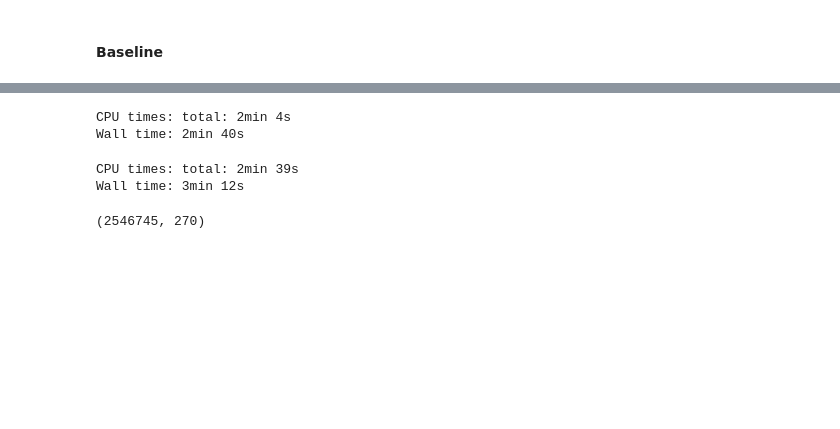
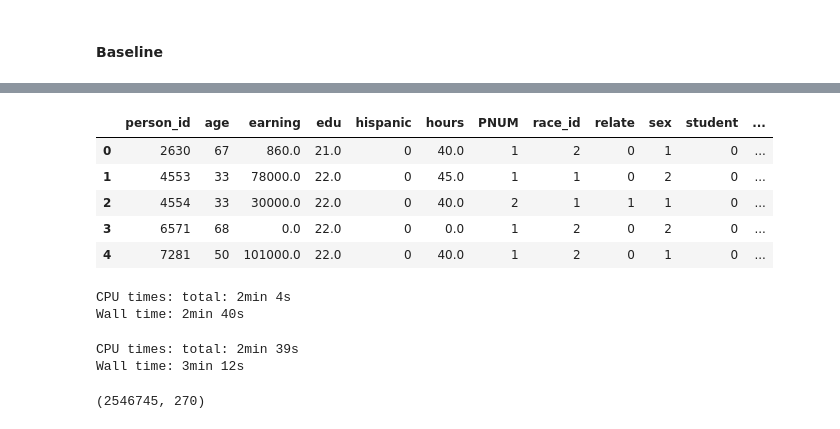
Before and after one commit to LBNL-UCB-STI/beam-core-analysis, a Jupyter notebook: Users/Nazanin/Telecommuting.ipynb, the cells around one changed output, grey strips where cells are left out. Cells and saved outputs as stored; diff of their text form; code cells hidden in the pictures; blank space fills up the shorter version.

```diff
--- a/Users/Nazanin/Telecommuting.ipynb
+++ b/Users/Nazanin/Telecommuting.ipynb
@@ -60,0 +85,3 @@ Wall time: 4min 2s
+# %%
+%%time
+sf_1p56_persons = pd.read_csv('gs://beam-core-outputs/sfbay-telecommuting-1p56-20230604/activitysim/year-2020-iteration-4/persons.csv.gz', compression = 'gzip')
@@ -61,3 +91,12 @@ Wall time: 4min 2s
+# %%
+sf_1p56_persons.head()
+# %% [output]
+|  | person_id | age | earning | edu | hispanic | hours | PNUM | race_id | relate | sex | student | ... |
+| 0 | 2630 | 67 | 860.0 | 21.0 | 0 | 40.0 | 1 | 2 | 0 | 1 | 0 | ... |
+| 1 | 4553 | 33 | 78000.0 | 22.0 | 0 | 45.0 | 1 | 1 | 0 | 2 | 0 | ... |
+| 2 | 4554 | 33 | 30000.0 | 22.0 | 0 | 40.0 | 2 | 1 | 1 | 1 | 0 | ... |
+| 3 | 6571 | 68 | 0.0 | 22.0 | 0 | 0.0 | 1 | 2 | 0 | 2 | 0 | ... |
+| 4 | 7281 | 50 | 101000.0 | 22.0 | 0 | 40.0 | 1 | 2 | 0 | 1 | 0 | ... |
 # %%
 %%time
 sf_base = pd.read_csv('gs://beam-core-outputs/sfbay-baseline-20230526/inexus/sfbay_baseline_default-1.0_2020__20230526.csv.gz', compression = 'gzip')
```
Also changed, not shown: parts of 7 cells of this notebook.
